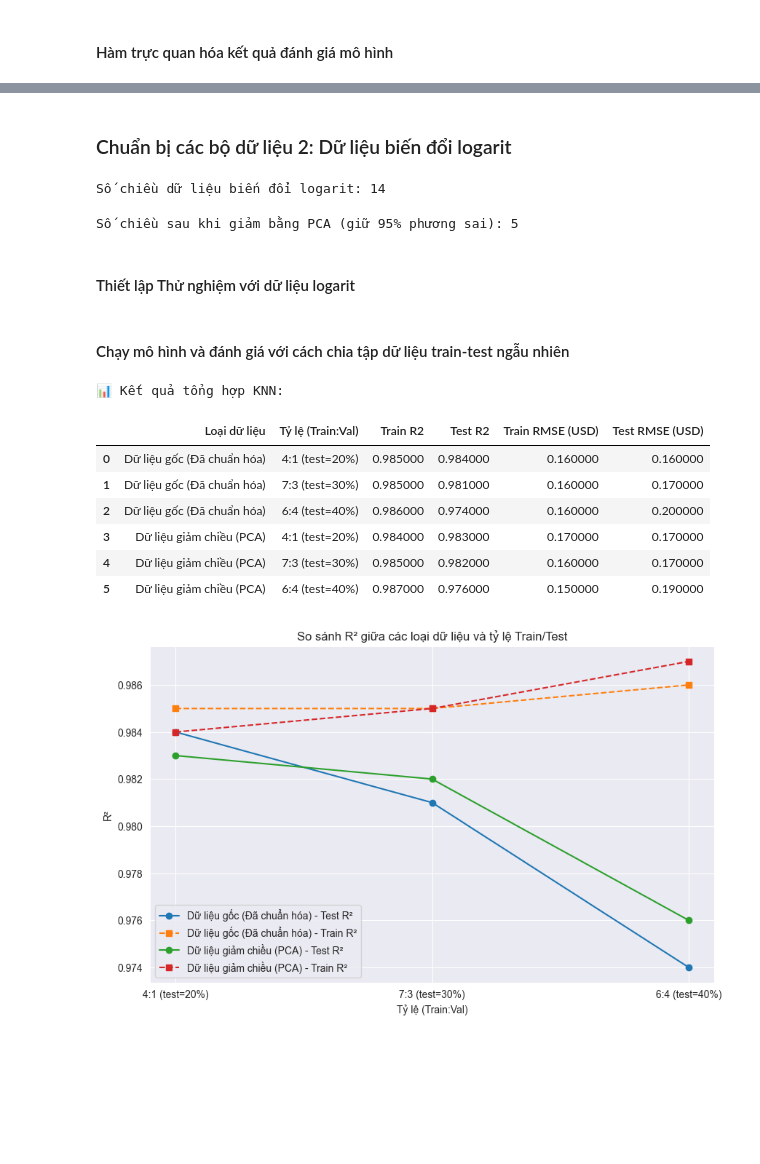
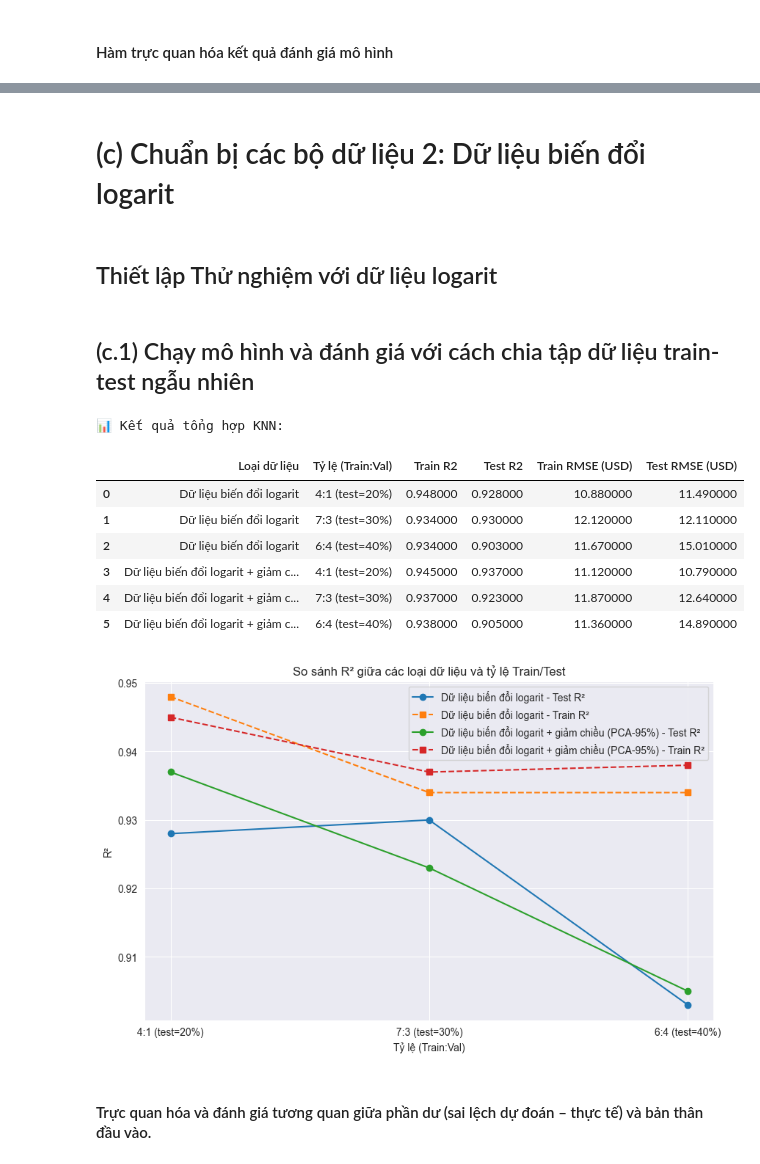
Before and after one commit to theanh-28/machine-learning-project, a Jupyter notebook: K-NN.ipynb, the cells around one changed output, grey strips where cells are left out. Drawn from its saved outputs; the diff is of its cells as text; code cells hidden in the pictures; blank space fills up the shorter version.

```diff
--- a/K-NN.ipynb
+++ b/K-NN.ipynb
@@ -32,0 +14,21 @@ display(X)
+# %%
+# ---Tải và Chuẩn bị dữ liệu ---
+df = pd.read_csv('dataset.csv')
+
+# --- Xử lý cột 'Date' ---
+# Chuyển đổi, sắp xếp và đặt làm chỉ mục (index)
+if 'Date' in df.columns:
+    df['Date'] = pd.to_datetime(df['Date'])
+    df = df.sort_values(by='Date').set_index('Date')
+    print("Đã xử lý và sắp xếp dữ liệu theo 'Date'.")
+
+# --- Mục tiêu (y) ---
+target_col = 'Revenue_(USD)'
+y = df[target_col]
+
+# --- Định nghĩa X (features) là các cột số còn lại ---
+numeric_features = df.select_dtypes(include=np.number).columns
+X_cols = numeric_features.drop(target_col, errors='ignore')
+X = df[X_cols]
+
+print(f"Số lượng mẫu cuối cùng để huấn luyện: {len(X)}")
@@ -196,31 +452,16 @@ show_knn_results(results)
 # %% [markdown]
-### Chuẩn bị các bộ dữ liệu 2: Dữ liệu biến đổi logarit
+# (c) Chuẩn bị các bộ dữ liệu 2: Dữ liệu biến đổi logarit
 # %%
 X_log = np.log1p(X)
 y_log = np.log1p(y)
-
-# a. Dữ liệu biến đổi logarit (Đã chuẩn hóa)
-# Chuẩn hóa là bắt buộc đối với K-NN và PCA
-scaler = StandardScaler()
-X_log_scaled = scaler.fit_transform(X_log)
-print(f"Số chiều dữ liệu biến đổi logarit: {X_log_scaled.shape[1]}")
-# %% [output]
-Số chiều dữ liệu biến đổi logarit: 14
-# %%
-# b. Dữ liệu giảm chiều (PCA)
-# Giữ lại 95% phương sai
-pca = PCA(n_components=0.95)
-X_log_pca = pca.fit_transform(X_log_scaled)
-print(f"Số chiều sau khi giảm bằng PCA (giữ 95% phương sai): {X_log_pca.shape[1]}")
-# %% [output]
-Số chiều sau khi giảm bằng PCA (giữ 95% phương sai): 5
 # %% [markdown]
-#### Thiết lập Thử nghiệm với dữ liệu logarit
+## Thiết lập Thử nghiệm với dữ liệu logarit
 # %%
 # Định nghĩa các bộ dữ liệu sẽ chạy
+# Chúng ta sẽ truyền dữ liệu X_log, và kiểm tra tên (data_name) trong hàm my_knn
 datasets_log = {
-    "Dữ liệu gốc (Đã chuẩn hóa)": X_log_scaled,
-    "Dữ liệu giảm chiều (PCA)": X_log_pca
+    "Dữ liệu biến đổi logarit": X_log,
+    "Dữ liệu biến đổi logarit + giảm chiều (PCA-95%)": X_log
 }
 
 # Định nghĩa các tỷ lệ chia
@@ -230,17 +471,19 @@ splits_log = {
     "6:4 (test=40%)": 0.4
 }
 # %% [markdown]
-#### Chạy mô hình và đánh giá với cách chia tập dữ liệu train-test ngẫu nhiên
+## (c.1) Chạy mô hình và đánh giá với cách chia tập dữ liệu train-test ngẫu nhiên
 # %%
-results_log = my_knn(X_log, y_log, datasets_log, splits_log, israndom = True)
-show_knn_results(results_log)
+results_log_random, model_log_records_random = my_knn(X_log, y_log, datasets_log, splits_log, israndom = True, log_transform=True)
+show_knn_results(results_log_random)
 # %% [output]
 📊 Kết quả tổng hợp KNN:
 |  | Loại dữ liệu | Tỷ lệ (Train:Val) | Train R2 | Test R2 | Train RMSE (USD) | Test RMSE (USD) |
-| 0 | Dữ liệu gốc (Đã chuẩn hóa) | 4:1 (test=20%) | 0.985000 | 0.984000 | 0.160000 | 0.160000 |
-| 1 | Dữ liệu gốc (Đã chuẩn hóa) | 7:3 (test=30%) | 0.985000 | 0.981000 | 0.160000 | 0.170000 |
-| 2 | Dữ liệu gốc (Đã chuẩn hóa) | 6:4 (test=40%) | 0.986000 | 0.974000 | 0.160000 | 0.200000 |
-| 3 | Dữ liệu giảm chiều (PCA) | 4:1 (test=20%) | 0.984000 | 0.983000 | 0.170000 | 0.170000 |
-| 4 | Dữ liệu giảm chiều (PCA) | 7:3 (test=30%) | 0.985000 | 0.982000 | 0.160000 | 0.170000 |
-| 5 | Dữ liệu giảm chiều (PCA) | 6:4 (test=40%) | 0.987000 | 0.976000 | 0.150000 | 0.190000 |
+| 0 | Dữ liệu biến đổi logarit | 4:1 (test=20%) | 0.948000 | 0.928000 | 10.880000 | 11.490000 |
+| 1 | Dữ liệu biến đổi logarit | 7:3 (test=30%) | 0.934000 | 0.930000 | 12.120000 | 12.110000 |
+| 2 | Dữ liệu biến đổi logarit | 6:4 (test=40%) | 0.934000 | 0.903000 | 11.670000 | 15.010000 |
+| 3 | Dữ liệu biến đổi logarit + giảm c... | 4:1 (test=20%) | 0.945000 | 0.937000 | 11.120000 | 10.790000 |
+| 4 | Dữ liệu biến đổi logarit + giảm c... | 7:3 (test=30%) | 0.937000 | 0.923000 | 11.870000 | 12.640000 |
+| 5 | Dữ liệu biến đổi logarit + giảm c... | 6:4 (test=40%) | 0.938000 | 0.905000 | 11.360000 | 14.890000 |
-[figure, old version]
+[figure, new version]
+# %% [markdown]
+#### Trực quan hóa và đánh giá tương quan giữa phần dư (sai lệch dự đoán – thực tế) và bản thân đầu vào.
```
Also changed, not shown: parts of 32 cells of this notebook, 1 other file.
